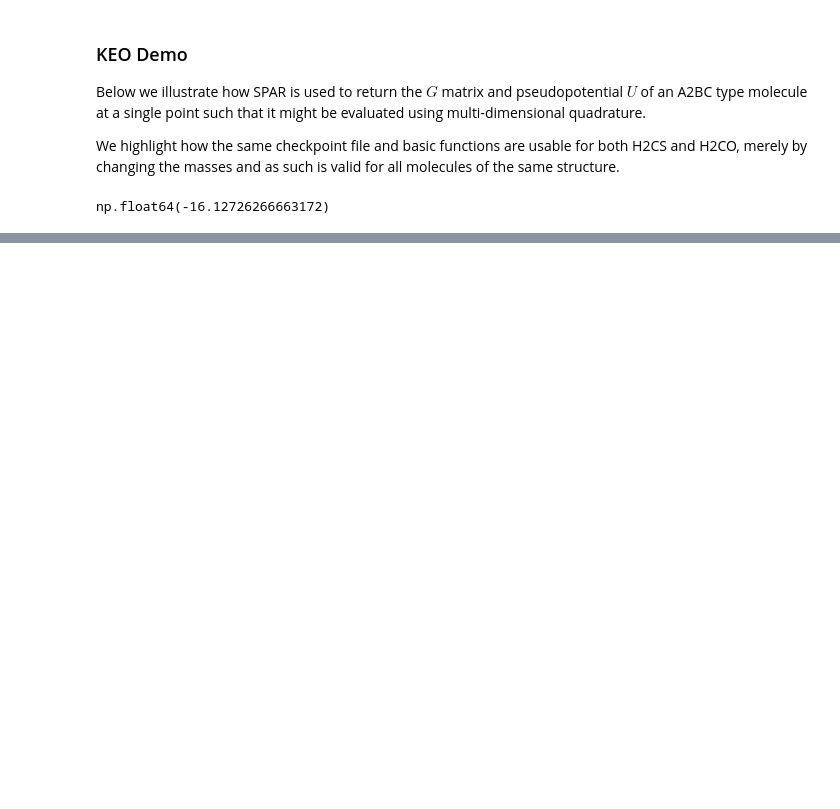
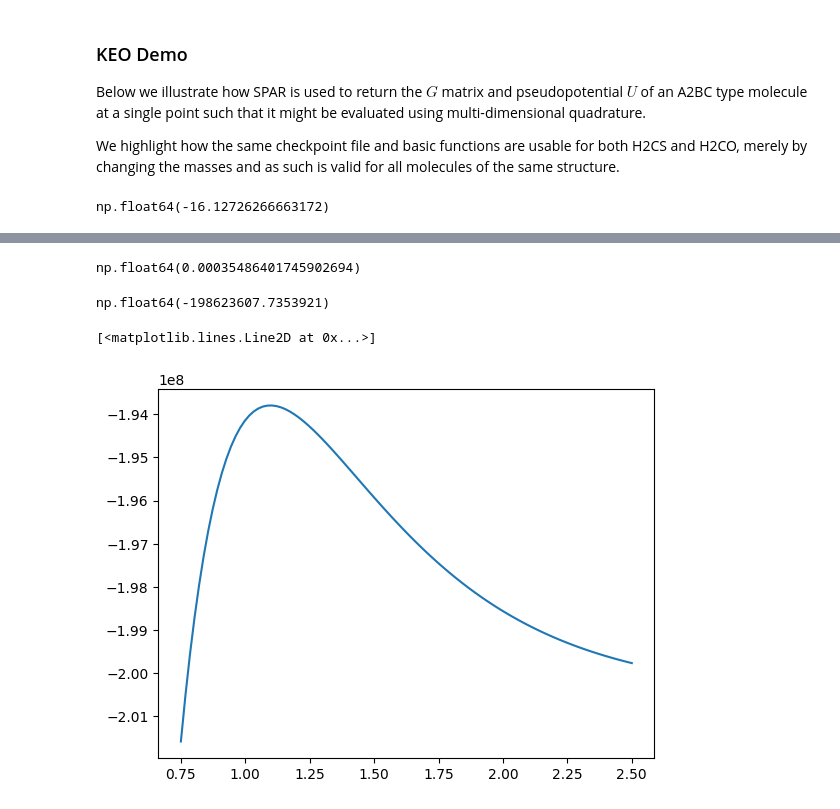
Before and after one commit to ExoMol/SPAR, a Jupyter notebook: SPAR-examples.ipynb, the cells around one changed output, grey strips where cells are left out. Cells and saved outputs as stored; diff of their text form; code cells hidden in the pictures; blank space fills up the shorter version.

```diff
--- a/SPAR-examples.ipynb
+++ b/SPAR-examples.ipynb
@@ -73 +72,23 @@ array([[0, 0, 1],
+# %%
+basicFunctions[1][2].evaluate(2)
+# %% [output]
+np.float64(0.00035486401745902694)
+# %%
+# HCO+ potential from Winterhoff et al 2018
+internalCoordinates = np.array([2.017, 2.393, 0])
+pesMapping = potentialMapping("Potentials/HCO+/potential.chk")
+pesMapping.evaluate(basicFunctions, internalCoordinates)
+# %% [output]
+np.float64(-198623607.7353921)
+# %%
+rGrid = np.linspace(0.75, 2.5, 100)
+potentialOnGrid = np.zeros(len(rGrid))
+for i in range(len(rGrid)):
+    internalCoordinates[0] = rGrid[i]
+    potentialOnGrid[i] = pesMapping.evaluate(basicFunctions, internalCoordinates)
+
+plt.plot(rGrid, potentialOnGrid)
+# %% [output]
+[<matplotlib.lines.Line2D at 0x...>]
+[figure, added]
 # %%
```
Also changed, not shown: parts of 7 cells of this notebook, 5 other files.
